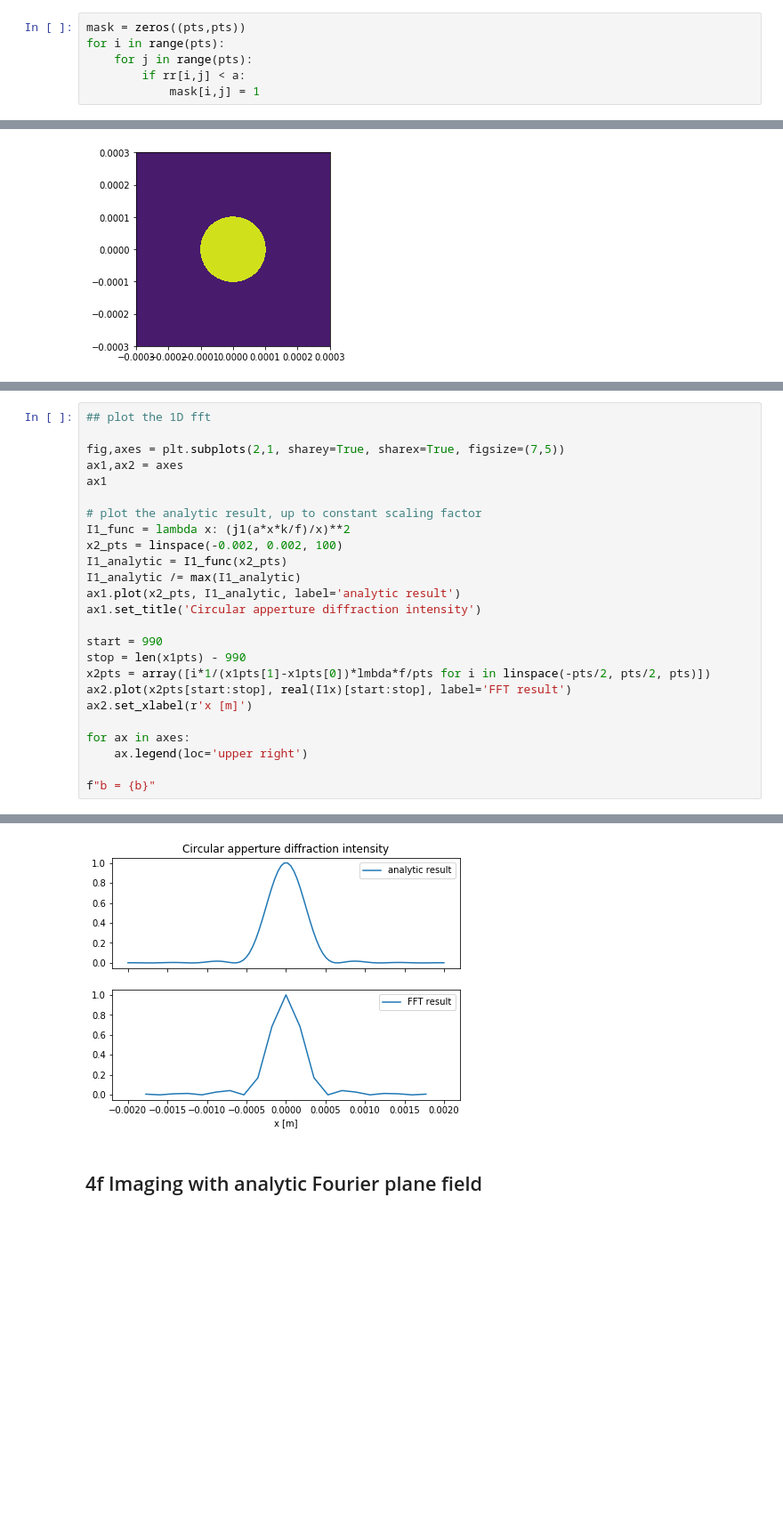
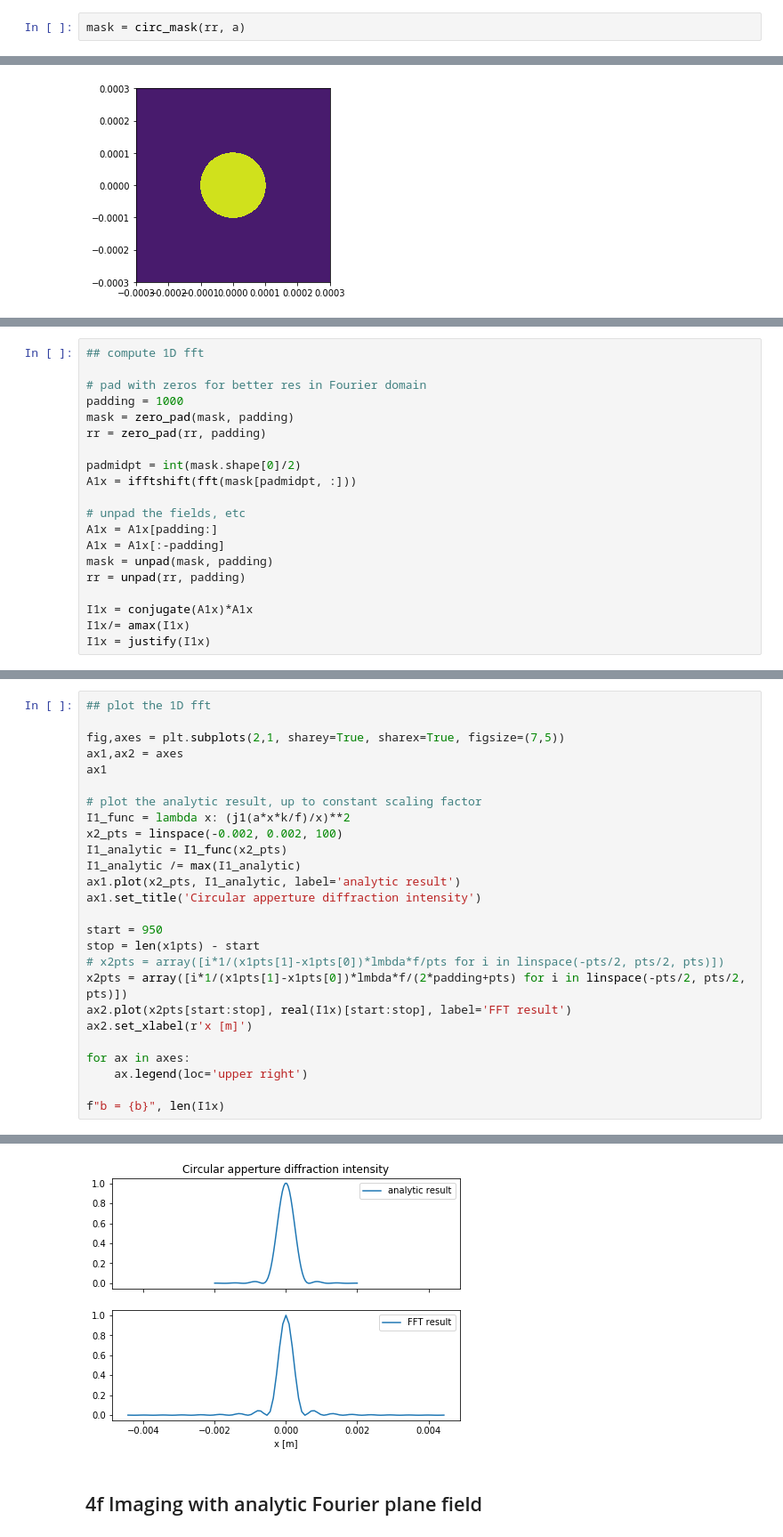
Before and after one commit to prhuft/fourier-optics, a Jupyter notebook: fft_optics.ipynb, the cells around one changed output, grey strips where cells are left out. Shown at 89% size. Saved outputs shown, nothing was run; the diff lists cells and outputs as text; blank space fills up the shorter version.

```diff
--- a/fft_optics.ipynb
+++ b/fft_optics.ipynb
@@ -61,12 +61,8 @@ x1pts, midpt, xx, yy = get_meshgrid(w, pts)
 rr = sqrt(xx**2 + yy**2)
 # %% [output]
 b = 0.0006488633711537092
-# %%
-mask = zeros((pts,pts))
-for i in range(pts):
-    for j in range(pts):
-        if rr[i,j] < a:
-            mask[i,j] = 1
+# %%
+mask = circ_mask(rr, a)
 # %%
 fig, ax = figax()
 ax.contourf(x1pts, x1pts, mask)
@@ -81,0 +72,20 @@ I1x = justify(I1x)
+# %%
+## compute 1D fft
+
+# pad with zeros for better res in Fourier domain
+padding = 1000
+mask = zero_pad(mask, padding)
+rr = zero_pad(rr, padding)
+
+padmidpt = int(mask.shape[0]/2)
+A1x = ifftshift(fft(mask[padmidpt, :]))
+
+# unpad the fields, etc
+A1x = A1x[padding:]
+A1x = A1x[:-padding]
+mask = unpad(mask, padding)
+rr = unpad(rr, padding)
+
+I1x = conjugate(A1x)*A1x
+I1x/= amax(I1x)
+I1x = justify(I1x)
@@ -94,14 +106,15 @@ I1_analytic /= max(I1_analytic)
 ax1.plot(x2_pts, I1_analytic, label='analytic result')
 ax1.set_title('Circular apperture diffraction intensity')
 
-start = 990
-stop = len(x1pts) - 990
-x2pts = array([i*1/(x1pts[1]-x1pts[0])*lmbda*f/pts for i in linspace(-pts/2, pts/2, pts)])
+start = 950
+stop = len(x1pts) - start
+# x2pts = array([i*1/(x1pts[1]-x1pts[0])*lmbda*f/pts for i in linspace(-pts/2, pts/2, pts)])
+x2pts = array([i*1/(x1pts[1]-x1pts[0])*lmbda*f/(2*padding+pts) for i in linspace(-pts/2, pts/2, pts)])
 ax2.plot(x2pts[start:stop], real(I1x)[start:stop], label='FFT result')
 ax2.set_xlabel(r'x [m]')
 
 for ax in axes:
     ax.legend(loc='upper right')
 
-f"b = {b}"
+f"b = {b}", len(I1x)
 # %% [output]
@@ -109,4 +122,4 @@ f"b = {b}"
-[figure, old version]
+[figure, new version]
 # %% [markdown]
 ## 4f Imaging with analytic Fourier plane field
 # %%
```
Also changed, not shown: parts of 14 cells of this notebook, 14 other files.
